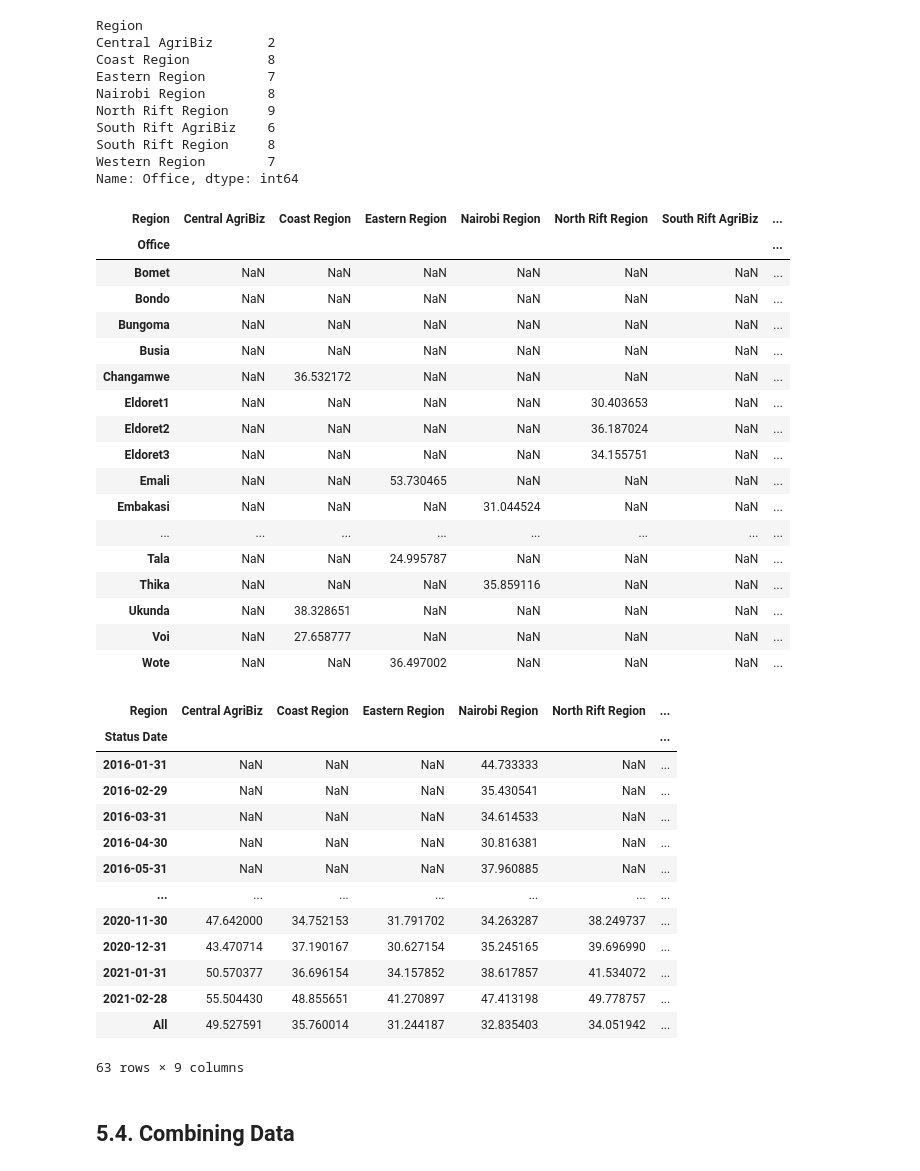
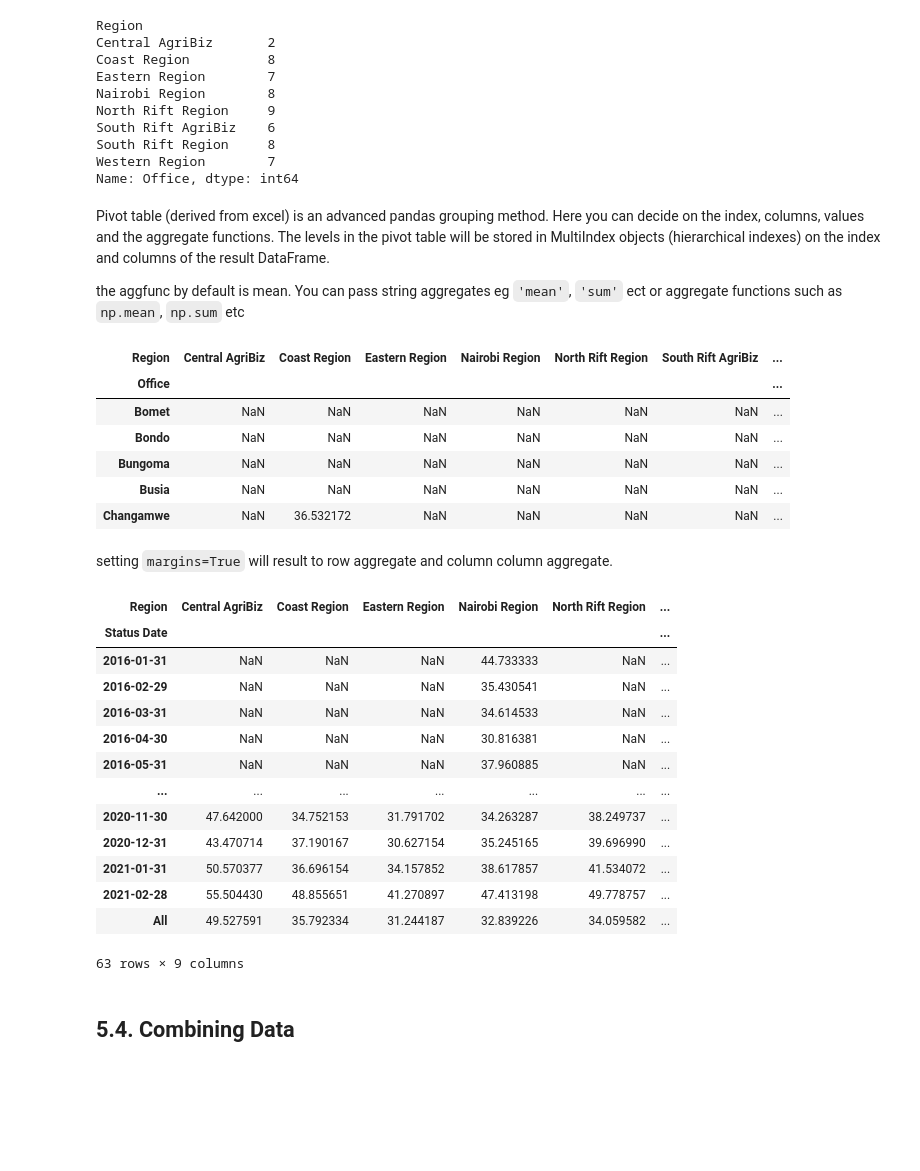
Before and after one commit to VictorOmondi1997/blog, a Jupyter notebook: _notebooks/2021-11-06-data_wrangling_cit.ipynb, the cells around one changed output. Saved outputs shown, nothing was run; the diff lists cells and outputs as text; code cells hidden in the pictures; blank space fills up the shorter version.

```diff
--- a/_notebooks/2021-11-06-data_wrangling_cit.ipynb
+++ b/_notebooks/2021-11-06-data_wrangling_cit.ipynb
@@ -309,2 +420,3 @@ status[status.duplicated()]
 # %%
-status.drop_duplicates()
+#collapse-hide
+status.drop_duplicates(inplace=True)
@@ -479,29 +670,28 @@ South Rift AgriBiz    6
 South Rift Region     8
 Western Region        7
 Name: Office, dtype: int64
+# %% [markdown]
+Pivot table (derived from excel) is an advanced pandas grouping method.
+Here you can decide on the index, columns, values and the aggregate functions. The levels in the pivot table will be stored in MultiIndex objects (hierarchical indexes) on the index and columns of the result DataFrame.
+
+the aggfunc by default is mean. You can pass string aggregates eg `'mean'`, `'sum'` ect or aggregate functions such as `np.mean`, `np.sum` etc
 # %%
-pd.pivot_table(status, index='Office', columns='Region', values='Client Score', aggfunc='mean')
+#collapse-hide
+status_pivot=pd.pivot_table(status, index='Office', columns='Region', values='Client Score', aggfunc='mean')
+status_pivot.head()
 # %% [output]
 | Region | Central AgriBiz | Coast Region | Eastern Region | Nairobi Region | North Rift Region | South Rift AgriBiz | ... |
 | Office |  |  |  |  |  |  | ... |
 | Bomet | NaN | NaN | NaN | NaN | NaN | NaN | ... |
 | Bondo | NaN | NaN | NaN | NaN | NaN | NaN | ... |
 | Bungoma | NaN | NaN | NaN | NaN | NaN | NaN | ... |
 | Busia | NaN | NaN | NaN | NaN | NaN | NaN | ... |
 | Changamwe | NaN | 36.532172 | NaN | NaN | NaN | NaN | ... |
-| Eldoret1 | NaN | NaN | NaN | NaN | 30.403653 | NaN | ... |
-| Eldoret2 | NaN | NaN | NaN | NaN | 36.187024 | NaN | ... |
-| Eldoret3 | NaN | NaN | NaN | NaN | 34.155751 | NaN | ... |
-| Emali | NaN | NaN | 53.730465 | NaN | NaN | NaN | ... |
-| Embakasi | NaN | NaN | NaN | 31.044524 | NaN | NaN | ... |
-| ... | ... | ... | ... | ... | ... | ... | ... |
-| Tala | NaN | NaN | 24.995787 | NaN | NaN | NaN | ... |
-| Thika | NaN | NaN | NaN | 35.859116 | NaN | NaN | ... |
-| Ukunda | NaN | 38.328651 | NaN | NaN | NaN | NaN | ... |
-| Voi | NaN | 27.658777 | NaN | NaN | NaN | NaN | ... |
-| Wote | NaN | NaN | 36.497002 | NaN | NaN | NaN | ... |
+# %% [markdown]
+setting `margins=True` will result to row aggregate and column column aggregate.
 # %%
-pd.pivot_table(status, index='Status Date', columns='Region', values='Client Score', aggfunc='mean', margins=True)
+#collapse-hide
+pd.pivot_table(status, index='Status Date', columns='Region', values='Client Score', aggfunc=np.mean, margins=True)
 # %% [output]
 | Region | Central AgriBiz | Coast Region | Eastern Region | Nairobi Region | North Rift Region | ... |
 | Status Date |  |  |  |  |  | ... |
@@ -515,7 +705,7 @@ pd.pivot_table(status, index='Status Date', columns='Region', values='Client Sco
 | 2020-12-31 | 43.470714 | 37.190167 | 30.627154 | 35.245165 | 39.696990 | ... |
 | 2021-01-31 | 50.570377 | 36.696154 | 34.157852 | 38.617857 | 41.534072 | ... |
 | 2021-02-28 | 55.504430 | 48.855651 | 41.270897 | 47.413198 | 49.778757 | ... |
-| All | 49.527591 | 35.760014 | 31.244187 | 32.835403 | 34.051942 | ... |
+| All | 49.527591 | 35.792334 | 31.244187 | 32.839226 | 34.059582 | ... |
 63 rows × 9 columns
 # %% [markdown]
 ## 5.4. Combining Data
```
Also changed, not shown: parts of 87 cells of this notebook.
